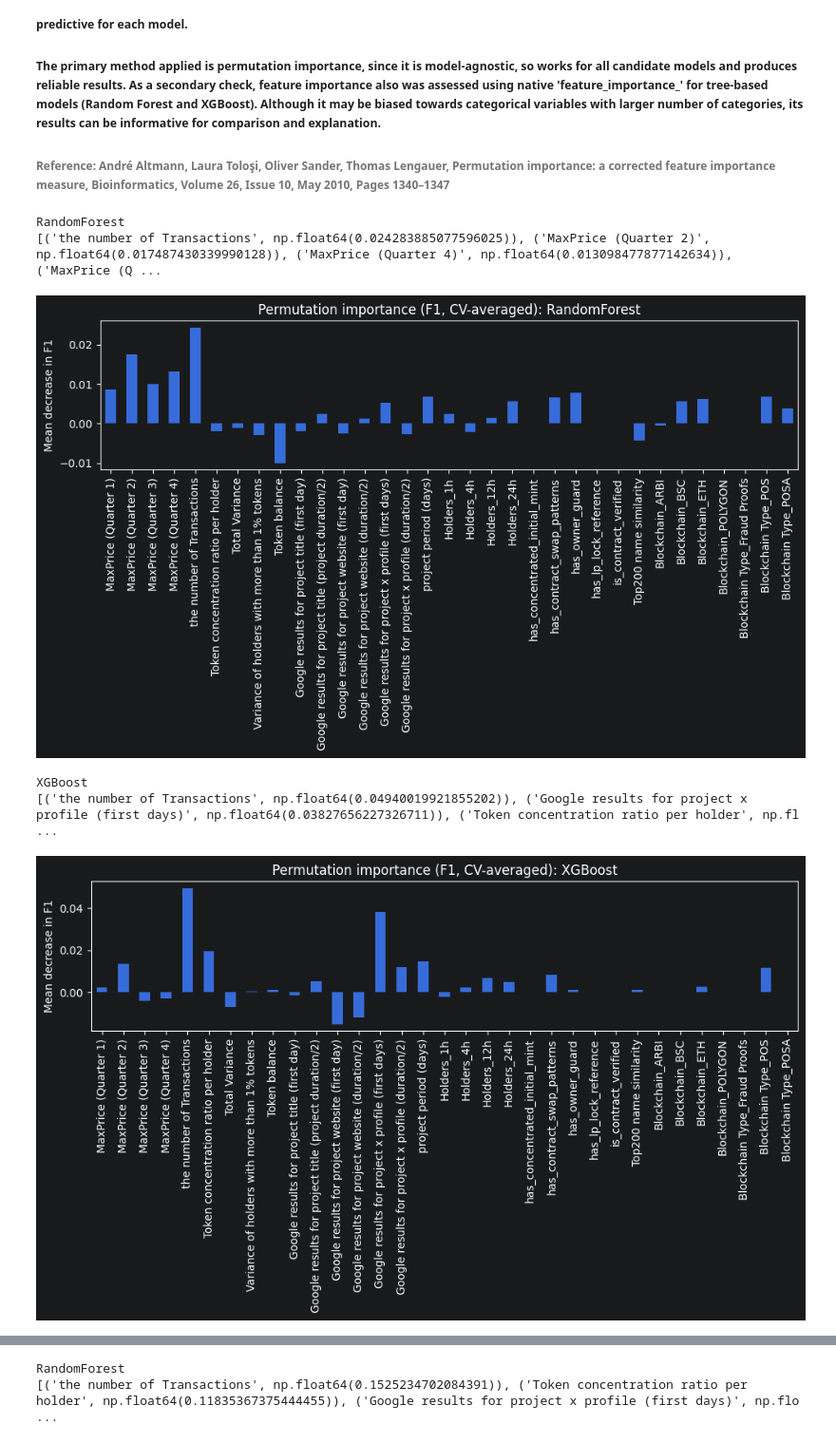
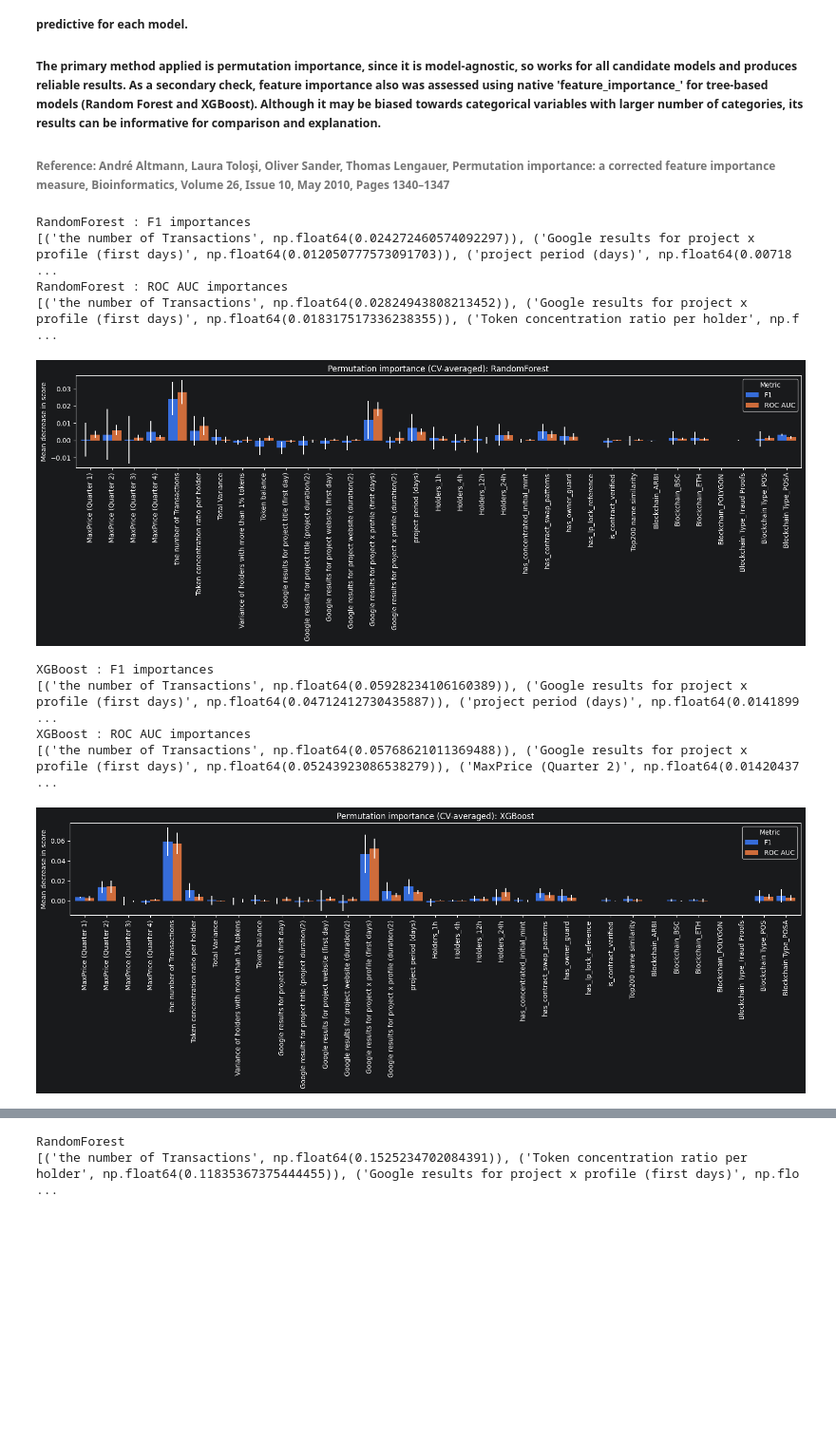
Before and after one commit to Luero/ML_RugPull_Detector, a Jupyter notebook: data analysis and model training/General pipeline for experimentations.ipynb, the cells around one changed output, grey strips where cells are left out. Shown at 95% size. Drawn from its saved outputs; the diff is of its cells as text; code cells hidden in the pictures; blank space fills up the shorter version.

Commit message:
Add roc auc for calculating permutation importance

```diff
--- a/data analysis and model training/General pipeline for experimentations.ipynb
+++ b/data analysis and model training/General pipeline for experimentations.ipynb
@@ -612,57 +634,67 @@ print(f"SVC: Time taken: {overall_time:.2f} seconds")
 
 ###### Reference: André Altmann, Laura Toloşi, Oliver Sander, Thomas Lengauer, Permutation importance: a corrected feature importance measure, Bioinformatics, Volume 26, Issue 10, May 2010, Pages 1340–1347
 # %%
-# Assess feature importance with permutation importance and plot the results
+# Assess feature importance with permutation importance for F1 and ROC AUC and plot the results
 # Uses CV-averaged assessment of permutation importance
 
 # Reference: A. Khan, A. Ali, J. Khan, F. Ullah and M. Faheem, "Using Permutation-Based Feature Importance for Improved Machine Learning Model Performance at Reduced Costs," in IEEE Access, vol. 13, pp. 36421-36435, 2025
 # Reference: https://scikit-learn.org/stable/modules/permutation_importance.html
 
 from sklearn.inspection import permutation_importance
-from sklearn import clone
+from sklearn.base import clone
 
 def assess_feature_importance_with_permutation(name, model, X, Y, splits, feature_names, n_repeats=10):
     # Assess permutation importance using temporal splits for cross-validation
-    fold_importances = []
+    f1_fold_importances = []
+    auc_fold_importances = []
     for train_idx, val_idx in splits:
         fold_model = clone(model)
         fold_model.fit(X[train_idx], Y[train_idx])
-
-    result = permutation_importance(
-        fold_model, X[val_idx], Y[val_idx],
-        scoring="f1",
-        n_repeats=n_repeats,
-        random_state=seed,
-        n_jobs=-1
-    )
-
-    fold_importances.append(result.importances_mean)
+        result = permutation_importance(
+            fold_model, X[val_idx], Y[val_idx],
+            scoring=["f1", 'roc_auc'],
+            n_repeats=n_repeats,
+            random_state=seed,
+            n_jobs=-1
+        )
+        f1_fold_importances.append(result['f1'].importances_mean)
+        auc_fold_importances.append(result['roc_auc'].importances_mean)
 
     # Use mean importances across folds
-    importances_mean = np.mean(fold_importances, axis=0)
-    importances_std = np.std(fold_importances, axis=0)
+    f1_mean = np.mean(f1_fold_importances, axis=0)
+    f1_std = np.std(f1_fold_importances, axis=0)
+    auc_mean = np.mean(auc_fold_importances, axis=0)
+    auc_std = np.std(auc_fold_importances, axis=0)
 
-    scores = dict(zip(feature_names, importances_mean))
-    sorted_scores = sorted(scores.items(), key=lambda x: x[1], reverse=True)
-    print(name)
-    print(sorted_scores)
+    f1_scores = dict(zip(feature_names, f1_mean))
+    auc_scores = dict(zip(feature_names, auc_mean))
+    print(name, ': F1 importances')
+    print(sorted(f1_scores.items(), key=lambda x: x[1], reverse=True))
+    print(name, ': ROC AUC importances')
+    print(sorted(auc_scores.items(), key=lambda x: x[1], reverse=True))
 
-    importances = pd.Series(importances_mean, index=feature_names)
-    std = pd.Series(importances_std, index=feature_names)
+    # To allow Pandas to draw bars for each metric side by side
+    importances_df = pd.DataFrame({'F1': f1_mean, 'ROC AUC': auc_mean}, index=feature_names)
+    std_df = pd.DataFrame({'F1': f1_std, 'ROC AUC': auc_std}, index=feature_names)
 
-    fig, ax = pyplot.subplots(figsize=(10, 6))
-    importances.plot.bar(yerr=std, ax=ax)
-    ax.set_title(f'Permutation importance (F1, CV-averaged): {name}')
-    ax.set_ylabel("Mean decrease in F1")
+    fig, ax = pyplot.subplots(figsize=(16, 6))
+    importances_df.plot.bar(yerr=std_df, ax=ax, width=0.85)
+    ax.set_title(f'Permutation importance (CV-averaged): {name}')
+    ax.set_ylabel('Mean decrease in score')
+    ax.legend(title='Metric')
     fig.tight_layout()
     pyplot.show()
 
 for name, model in models:
     assess_feature_importance_with_permutation(name, model, X_train, Y_train, splits_train, feature_names)
 # %% [output]
-RandomForest
-[('the number of Transactions', np.float64(0.024283885077596025)), ('MaxPrice (Quarter 2)', np.float64(0.017487430339990128)), ('MaxPrice (Quarter 4)', np.float64(0.013098477877142634)), ('MaxPrice (Q ...
+RandomForest : F1 importances
+[('the number of Transactions', np.float64(0.024272460574092297)), ('Google results for project x profile (first days)', np.float64(0.012050777573091703)), ('project period (days)', np.float64(0.00718 ...
+RandomForest : ROC AUC importances
+[('the number of Transactions', np.float64(0.02824943808213452)), ('Google results for project x profile (first days)', np.float64(0.018317517336238355)), ('Token concentration ratio per holder', np.f ...
-[figure, old version]
+[figure, new version]
-XGBoost
-[('the number of Transactions', np.float64(0.04940019921855202)), ('Google results for project x profile (first days)', np.float64(0.03827656227326711)), ('Token concentration ratio per holder', np.fl ...
+XGBoost : F1 importances
+[('the number of Transactions', np.float64(0.05928234106160389)), ('Google results for project x profile (first days)', np.float64(0.04712412730435887)), ('project period (days)', np.float64(0.0141899 ...
+XGBoost : ROC AUC importances
+[('the number of Transactions', np.float64(0.05768621011369488)), ('Google results for project x profile (first days)', np.float64(0.05243923086538279)), ('MaxPrice (Quarter 2)', np.float64(0.01420437 ...
-[figure, old version]
+[figure, new version]
```
Also changed, not shown: parts of 8 cells of this notebook.
